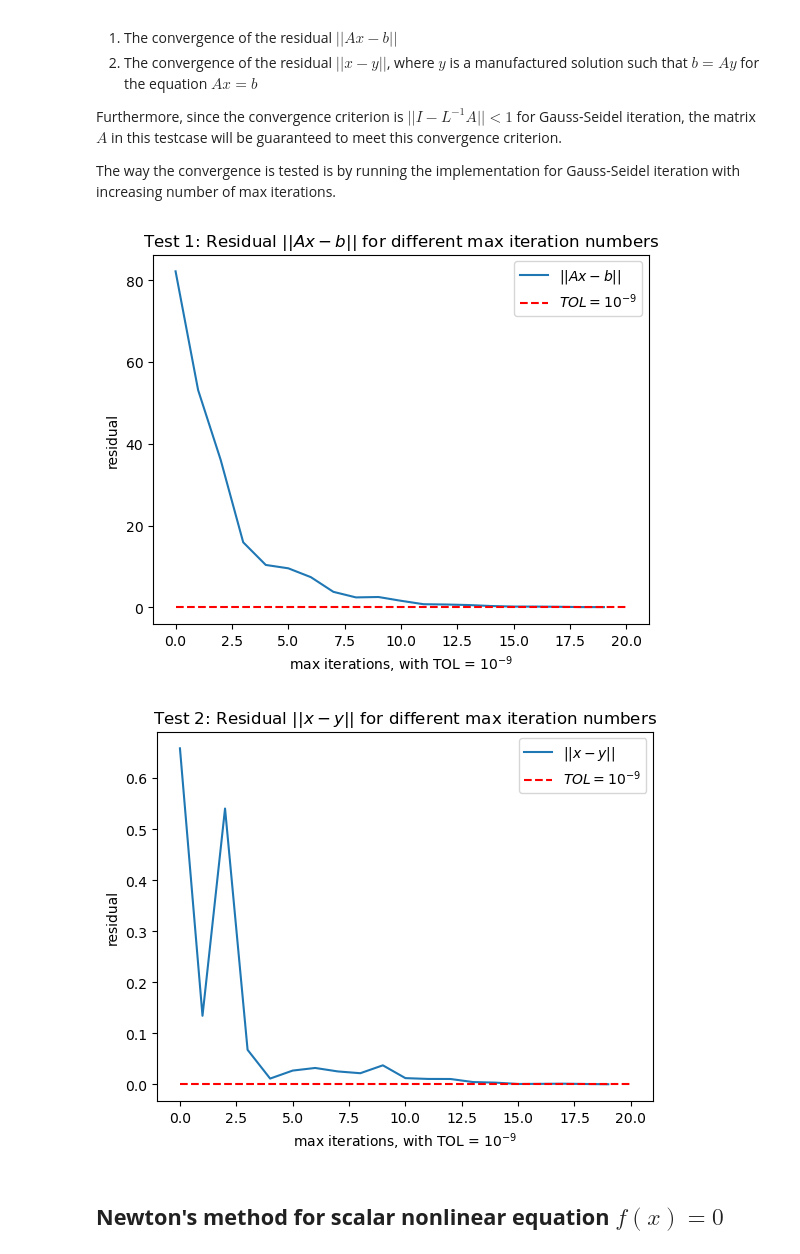
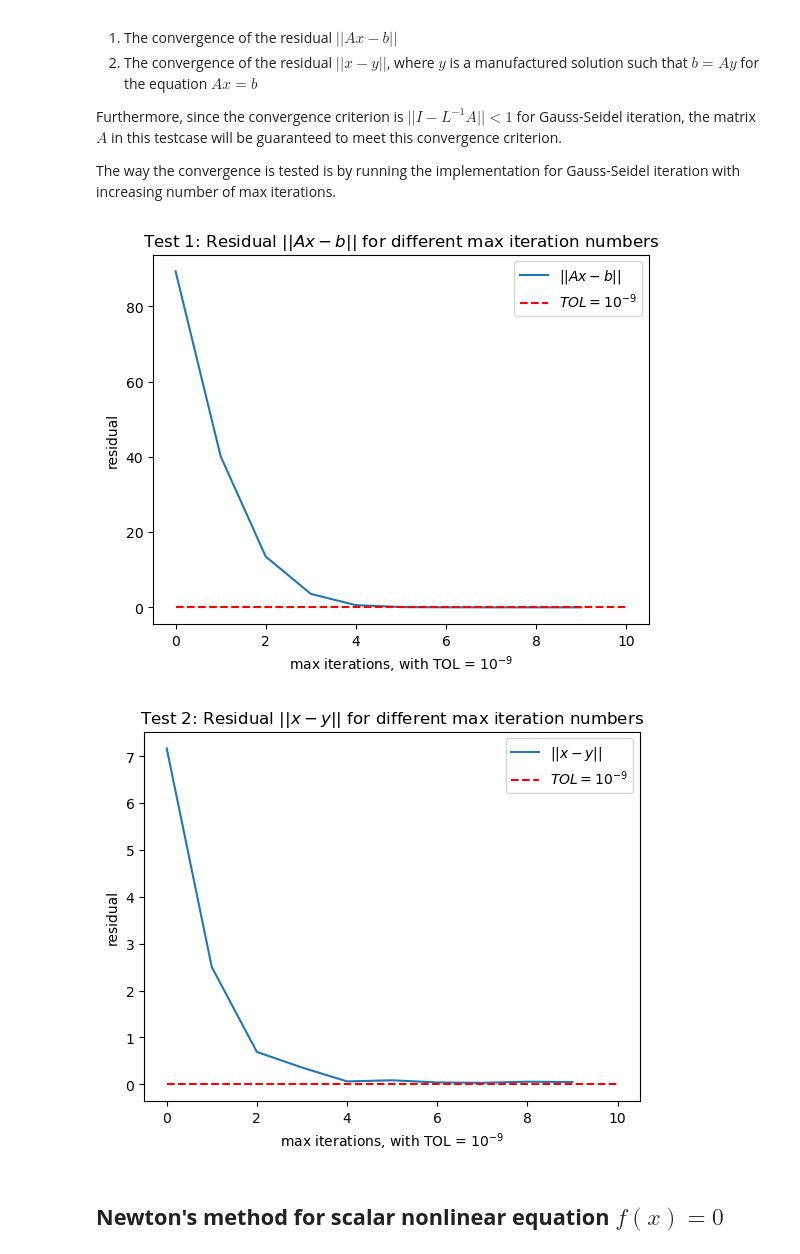
Before and after one commit to johanhoffman/DD2363_VT24, a Jupyter notebook: Lab2/ivan-private_lab2.ipynb, the cells around one changed output. Cells and saved outputs as stored; diff of their text form; code cells hidden in the pictures.

```diff
--- a/Lab2/ivan-private_lab2.ipynb
+++ b/Lab2/ivan-private_lab2.ipynb
@@ -86,11 +86,11 @@ $$x_i^{(k+1)} = a_{ii}^{-1} ( b_i - \sum_{j \neq i} a_{ij} x_j^{(k)} ), \; \fora
 The convergence criterion for this algorithm will be a parameter to the function so that the user may specify at which tolerance the algorithm will return:
 $$\frac{||r^{(k)}||}{||b||}> TOL$$
 # %%
-def jacobi_iteration(A: T_NumpyMatrix, b: T_NumpyVector, max_iterations = 10**6, TOL = 1e-9) -> T_NumpyVector:
+def jacobi_iteration(A: T_NumpyMatrix, b: T_NumpyVector, x0: T_NumpyVector, max_iterations = 10**6, TOL = 1e-9) -> T_NumpyVector:
 
     n = max(b.shape)
 
-    x = np.random.random(size=(n,))
+    x = x0
 
     next_x = x
 
@@ -129,11 +129,11 @@ $$c = L^{-1} b$$
 The triangular matrix $L$ can be inverted by forward substitution so the Gauss-Seidel iteration can be described as follows:
 $$x_i^{(k+1)} = a_{ii}^{-1} ( b_i - \sum_{j < i} a_{ij} x_j^{(k+1)} - \sum_{j > i} a_{ij} x_j^{(k)} ), \; \forall i$$
 # %%
-def gauss_seidel_iteration(A: T_NumpyMatrix, b: T_NumpyVector, max_iterations = 10**6, TOL = 1e-9) -> T_NumpyVector:
+def gauss_seidel_iteration(A: T_NumpyMatrix, b: T_NumpyVector, x0:T_NumpyVector, max_iterations = 10**6, TOL = 1e-9) -> T_NumpyVector:
 
     n = max(b.shape)
 
-    x = np.random.random(size=(n,))
+    x = x0
 
     next_x = x
 
@@ -196,18 +196,20 @@ Furthermore, since the convergence criterion is $||I - D^{-1}A|| < 1$ for Jacobi
 The way the convergence is tested is by running the implementation for Jacobi iteration with increasing number of max iterations.
 # %%
 n = 100
-A = np.random.random(size=n)
-b = np.random.random(size=n)
+A = np.random.random(size=(n,n))
+b = np.random.random(size=(n, ))
+x0 = np.random.random(size=(n, ))
 I = np.identity(n)
+
 
 A = A + 10 * I # Makes A diagonally dominant and it will meet the convergence criterion
 
-test_iterations = 20
+test_iterations = 10
 data = (np.zeros((test_iterations,)), np.zeros((test_iterations,)))
 
 # Test 1
 for i in range(test_iterations):
-    x = jacobi_iteration(A, b, max_iterations=i+1)
+    x = jacobi_iteration(A, b, x0, max_iterations=i+1)
     data[0][i] = i
     data[1][i] = np.linalg.norm((A @ x) - b)
 
@@ -227,7 +229,7 @@ plt.show()
 for i in range(test_iterations):
     y = np.random.random(size=n)
     b = A @ y
-    x = jacobi_iteration(A, b, max_iterations=i+1)
+    x = jacobi_iteration(A, b, x0, max_iterations=i+1)
     data[0][i] = i
     data[1][i] = np.linalg.norm(x - y)
 
@@ -255,53 +257,54 @@ Furthermore, since the convergence criterion is $||I - L^{-1}A|| < 1$ for Gauss-
 The way the convergence is tested is by running the implementation for Gauss-Seidel iteration with increasing number of max iterations.
 # %%
 n = 100
-A = np.random.random(size=n)
-b = np.random.random(size=n)
+A = np.random.random(size=(n,n))
+b = np.random.random(size=(n, ))
+x0 = np.random.random(size=(n, ))
 I = np.identity(n)
 
 A = A + 10 * I # Makes A diagonally dominant and it will meet the convergence criterion
 
-test_iterations = 20
+test_iterations = 10
 data = (np.zeros((test_iterations,)), np.zeros((test_iterations,)))
 
 # Test 1
 for i in range(test_iterations):
-    x = gauss_seidel_iteration(A, b, max_iterations=i+1)
+    x = gauss_seidel_iteration(A, b, x0, max_iterations=i+1)
     data[0][i] = i
     data[1][i] = np.linalg.norm((A @ x) - b)
 
 
 plt.plot(data[0], data[1], label="$||Ax - b||$")
 plt.hlines(1e-9, 0, test_iterations, colors="red", linestyles="--", label="$TOL = 10^{-9}$")
 plt.xlabel("max iterations, with TOL = $10^{-9}$")
 plt.ylabel("residual")
 plt.title("Test 1: Residual $||Ax - b||$ for different max iteration numbers")
 plt.legend()
 
 plt.show()
 
 
 
 # Test 2
 for i in range(test_iterations):
     y = np.random.random(size=n)
     b = A @ y
-    x = gauss_seidel_iteration(A, b, max_iterations=i+1)
+    x = gauss_seidel_iteration(A, b, x0, max_iterations=i+1)
     data[0][i] = i
     data[1][i] = np.linalg.norm(x - y)
 
 
 plt.plot(data[0], data[1], label="$||x-y||$")
 plt.hlines(1e-9, 0, test_iterations, colors="red", linestyles="--", label="$TOL = 10^{-9}$")
 plt.xlabel("max iterations, with TOL = $10^{-9}$")
 plt.ylabel("residual")
 plt.title("Test 2: Residual $||x-y||$ for different max iteration numbers")
 plt.legend()
 
 plt.show()
 # %% [output]
-[figure, old version]
+[figure, new version]
-[figure, old version]
+[figure, new version]
 # %% [markdown]
 ## **Newton's method for scalar nonlinear equation $f(x)=0$**
 # %% [markdown]
```
Also changed, not shown: parts of 1 cell of this notebook.
